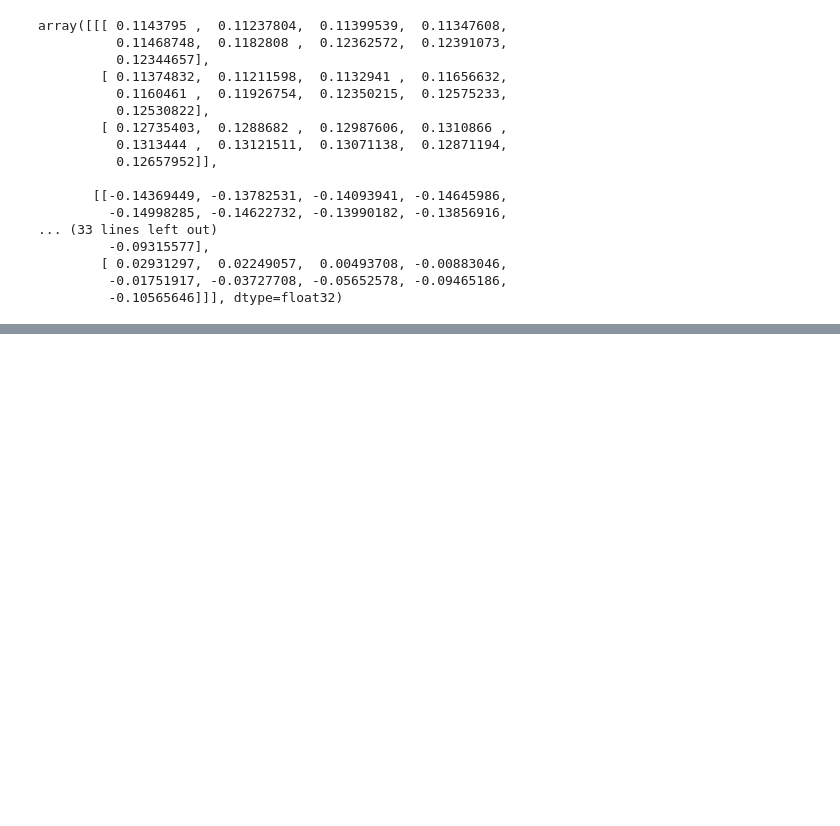
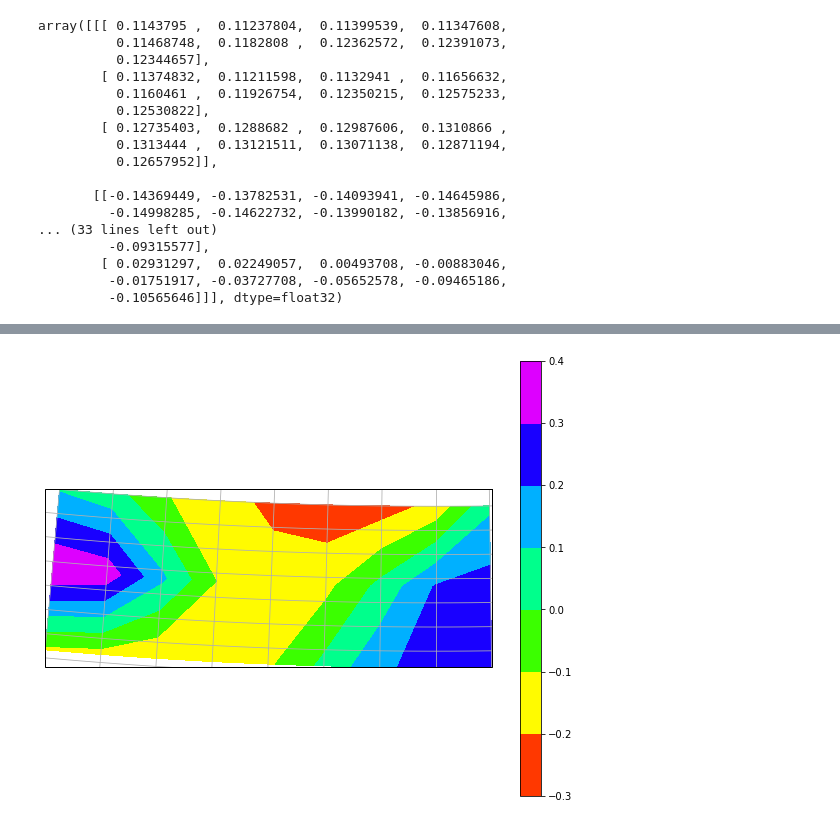
Before and after one commit to marthsabrina/klimo, a Jupyter notebook: main_validation.ipynb, the cells around one changed output, grey strips where cells are left out. Cells and saved outputs as stored; diff of their text form; code cells hidden in the pictures; blank space fills up the shorter version.

```diff
--- a/main_validation.ipynb
+++ b/main_validation.ipynb
@@ -109,9 +123,10 @@ for _, ds_test in ds_rea_roll.groupby("time.dayofyear"):
     r = ds_test.r.dropna('time').values
     q = ds_test.q.dropna('time').values
 
+
     msolver = MultivariateEof([msl, r, q])
     eofs_msl, eofs_r, eofs_q = msolver.eofs(neofs=5)
-    pc = msolver.pcs(npcs=5)
+    pc_1 = msolver.pcs(npcs=5)
 
 
     break
@@ -177,0 +175,14 @@ array([[[-0.0997498 , -0.1123646 , -0.11138497, -0.11161389,
+# %%
+for _, ds_test in ds_rea_roll.groupby("time.dayofyear"):
+
+    ds_test = ds_test.rename({"time":"time_old"})
+
+    ds_test = ds_test.stack(time=('time_old','window_dim')).transpose('time','lat','lon')
+
+    ds_test.coords['time'].attrs['axis'] = 'T'
+
+    solver = Eof(ds_test.msl.dropna('time'))
+    pc = solver.pcs(npcs=5)
+    eof = solver.eofs(neofs=5)
+
+    break
@@ -177,0 +230,12 @@ array([[[-0.0997498 , -0.1123646 , -0.11138497, -0.11161389,
+# %%
+lats = eof['lat'][:]
+lons = eof['lon'][:]
+# %%
+f=plt.figure(figsize=(10,8))
+ax = plt.axes(projection=ccrs.Orthographic(central_longitude=16,central_latitude=47))
+c = ax.contourf(lons,lats,eof.values[4,:,:],transform=ccrs.PlateCarree(),cmap='gist_rainbow')
+ax.coastlines()
+ax.gridlines()
+clb = plt.colorbar(c,ax=ax, orientation='vertical')
+# %% [output]
+[figure, added]
```
Also changed, not shown: parts of 12 cells of this notebook.
